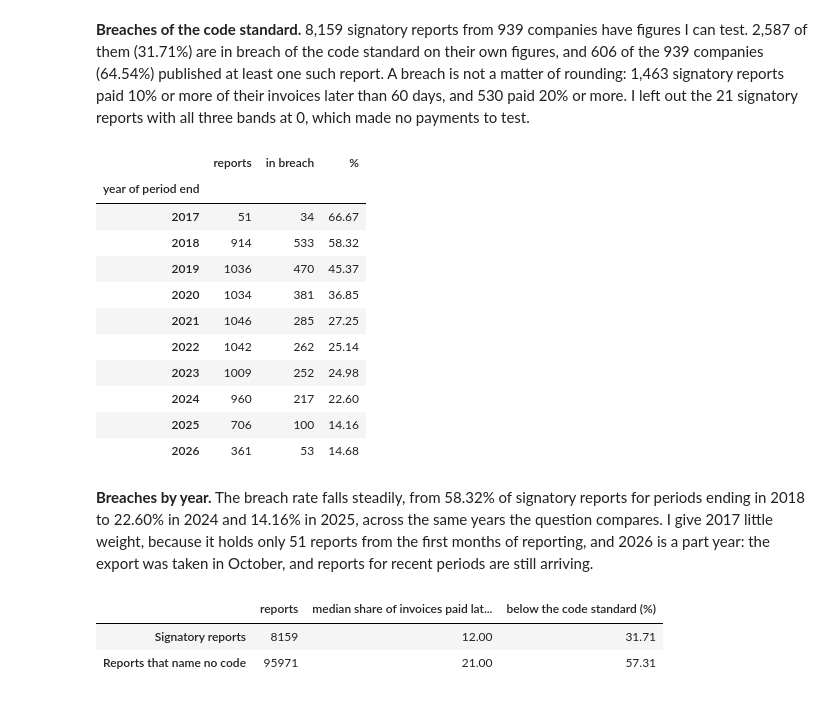
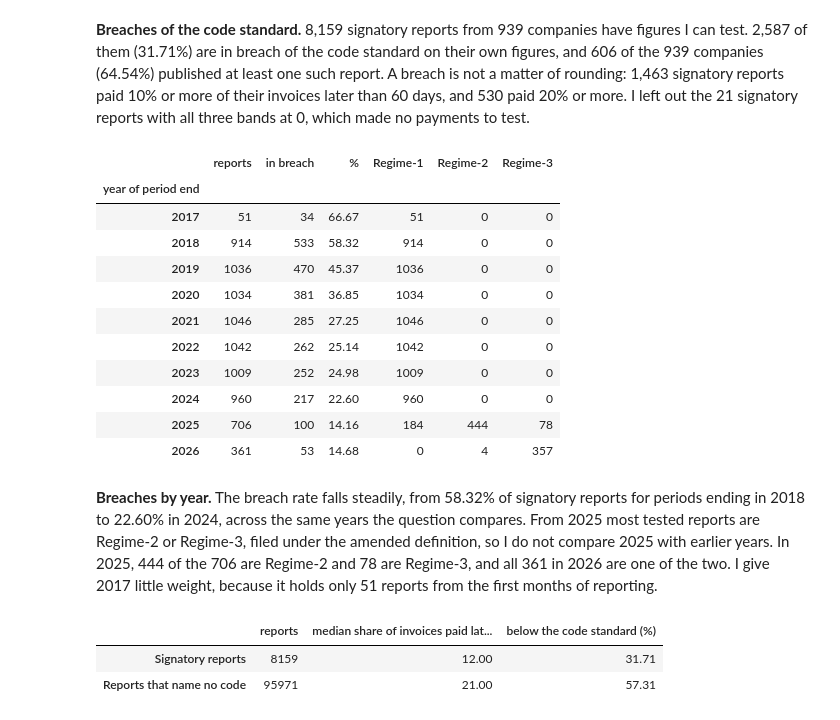
Before and after one commit to PaddyGilliland1/statistical-analysis-project, a Jupyter notebook: analysis.ipynb, the cells around one changed output. Drawn from its saved outputs; the diff is of its cells as text; code cells hidden in the pictures.

Commit message:
Show the regimes behind the breach rates and name all five figures

```diff
--- a/analysis.ipynb
+++ b/analysis.ipynb
@@ -1168,6 +1168,41 @@ def code_standard_context(frame, columns, groups, below):
             "below the code standard (%)": share_below,
         }
     return pd.DataFrame.from_dict(rows, orient="index")
+
+
+def regime_split_by_year(frame, columns, base, years=(2017, 2026)):
+    """Return, by the year each period ends, the base reports in each regime.
+
+    Every regime in frame gets a column, with 0 where a year has none of
+    its reports. frame is not changed.
+
+    Parameters
+    ----------
+    frame : pandas.DataFrame
+        One row per report.
+    columns : dict of str to str
+        Role to column name, for end and regime.
+    base : pandas.Series of bool
+        The reports to count, on frame's index.
+    years : (int, int), default (2017, 2026)
+        The first and last year shown; base reports outside them are left
+        out.
+
+    Returns
+    -------
+    pandas.DataFrame
+        Indexed by year of period end, one column per regime.
+    """
+    end_year = frame[columns["end"]].dt.year
+    first, last = years
+    rows = base & end_year.between(first, last)
+    regime = frame[columns["regime"]]
+    table = pd.crosstab(
+        end_year[rows].rename("year of period end"), regime[rows]
+    )
+    return table.reindex(
+        columns=sorted(regime.dropna().unique()), fill_value=0
+    ).rename_axis(columns=None)
 # %%
 bands = [col["within_30"], col["31_to_60"], col["over_60"]]
 # A report with all three bands at 0 made no payments, so as ruled it stays
@@ -1213,22 +1248,23 @@ A breach: 6% or more paid later than 60 days, and 94% or less paid within 60 day
 **Breaches of the code standard.** 8,159 signatory reports from 939 companies have figures I can test. 2,587 of them (31.71%) are in breach of the code standard on their own figures, and 606 of the 939 companies (64.54%) published at least one such report. A breach is not a matter of rounding: 1,463 signatory reports paid 10% or more of their invoices later than 60 days, and 530 paid 20% or more. I left out the 21 signatory reports with all three bands at 0, which made no payments to test.
 # %%
 code_years = rate_by_year(flagged, col, tested, breach, "in breach")
-code_years
+code_regimes = regime_split_by_year(flagged, col, tested)
+code_years.join(code_regimes)
 # %% [output]
-|  | reports | in breach | % |
-| year of period end |  |  |  |
-| 2017 | 51 | 34 | 66.67 |
-| 2018 | 914 | 533 | 58.32 |
-| 2019 | 1036 | 470 | 45.37 |
-| 2020 | 1034 | 381 | 36.85 |
-| 2021 | 1046 | 285 | 27.25 |
-| 2022 | 1042 | 262 | 25.14 |
-| 2023 | 1009 | 252 | 24.98 |
-| 2024 | 960 | 217 | 22.60 |
-| 2025 | 706 | 100 | 14.16 |
-| 2026 | 361 | 53 | 14.68 |
+|  | reports | in breach | % | Regime-1 | Regime-2 | Regime-3 |
+| year of period end |  |  |  |  |  |  |
+| 2017 | 51 | 34 | 66.67 | 51 | 0 | 0 |
+| 2018 | 914 | 533 | 58.32 | 914 | 0 | 0 |
+| 2019 | 1036 | 470 | 45.37 | 1036 | 0 | 0 |
+| 2020 | 1034 | 381 | 36.85 | 1034 | 0 | 0 |
+| 2021 | 1046 | 285 | 27.25 | 1046 | 0 | 0 |
+| 2022 | 1042 | 262 | 25.14 | 1042 | 0 | 0 |
+| 2023 | 1009 | 252 | 24.98 | 1009 | 0 | 0 |
+| 2024 | 960 | 217 | 22.60 | 960 | 0 | 0 |
+| 2025 | 706 | 100 | 14.16 | 184 | 444 | 78 |
+| 2026 | 361 | 53 | 14.68 | 0 | 4 | 357 |
 # %% [markdown]
-**Breaches by year.** The breach rate falls steadily, from 58.32% of signatory reports for periods ending in 2018 to 22.60% in 2024 and 14.16% in 2025, across the same years the question compares. I give 2017 little weight, because it holds only 51 reports from the first months of reporting, and 2026 is a part year: the export was taken in October, and reports for recent periods are still arriving.
+**Breaches by year.** The breach rate falls steadily, from 58.32% of signatory reports for periods ending in 2018 to 22.60% in 2024, across the same years the question compares. From 2025 most tested reports are Regime-2 or Regime-3, filed under the amended definition, so I do not compare 2025 with earlier years. In 2025, 444 of the 706 are Regime-2 and 78 are Regime-3, and all 361 in 2026 are one of the two. I give 2017 little weight, because it holds only 51 reports from the first months of reporting.
 # %%
 names_no_code = classes.eq("none") & testable
 code_context = code_standard_context(
```
Also changed, not shown: parts of 1 cell of this notebook.
